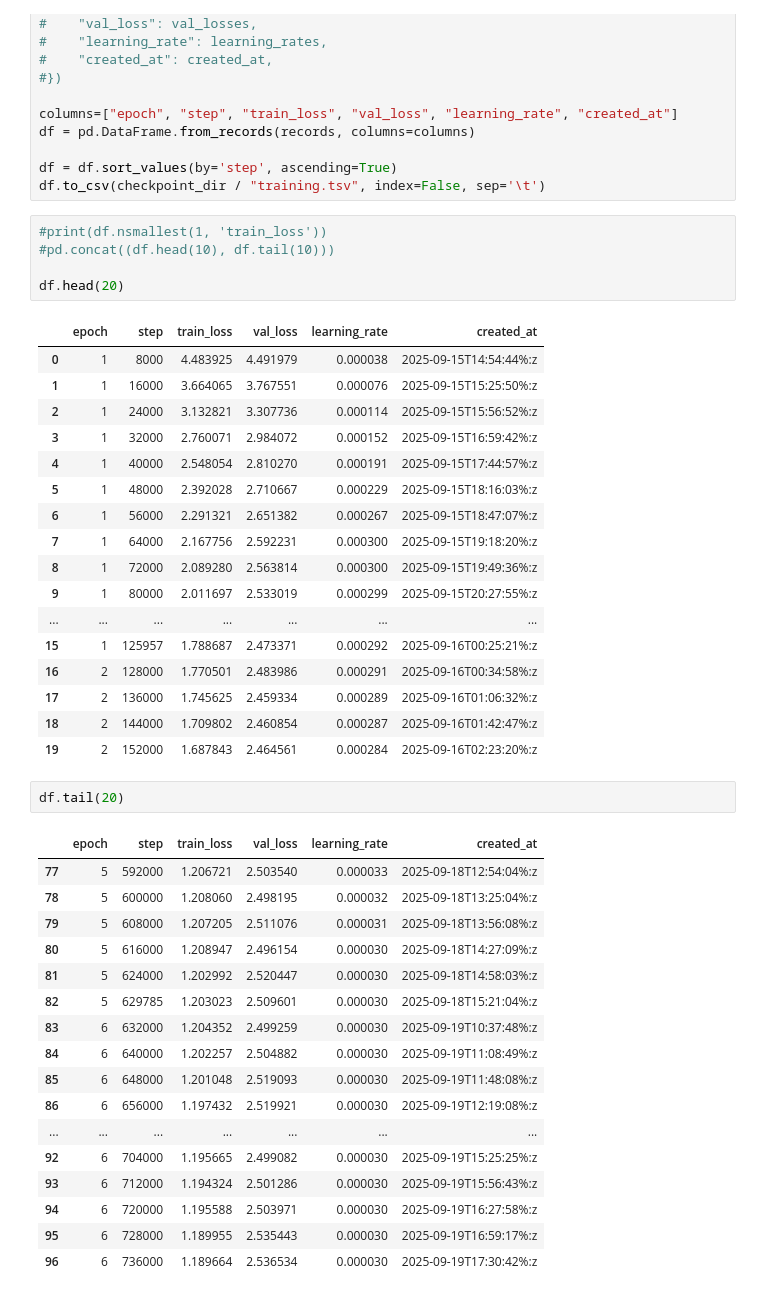
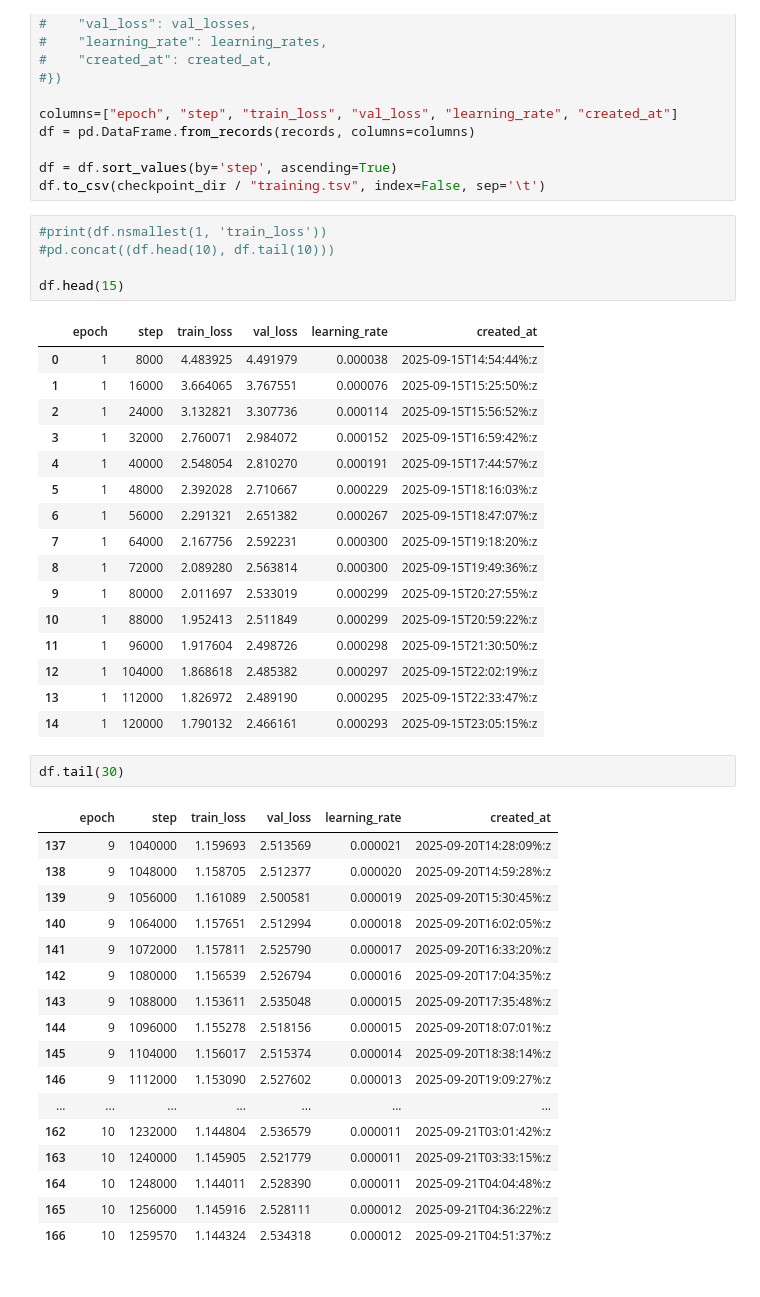
Before and after one commit to d2jvkpn/exercises, a Jupyter notebook: 2025_ai/Train_Your_Own_LLM/ch09_train.plot.ipynb, the cells around one changed output. Cells and saved outputs as stored; diff of their text form.

```diff
--- a/2025_ai/Train_Your_Own_LLM/ch09_train.plot.ipynb
+++ b/2025_ai/Train_Your_Own_LLM/ch09_train.plot.ipynb
@@ -60,7 +60,7 @@ df.to_csv(checkpoint_dir / "training.tsv", index=False, sep='\t')
 #print(df.nsmallest(1, 'train_loss'))
 #pd.concat((df.head(10), df.tail(10)))
 
-df.head(20)
+df.head(15)
 # %% [output]
 |  | epoch | step | train_loss | val_loss | learning_rate | created_at |
 | 0 | 1 | 8000 | 4.483925 | 4.491979 | 0.000038 | 2025-09-15T14:54:44%:z |
@@ -73,32 +73,31 @@ df.head(20)
 | 7 | 1 | 64000 | 2.167756 | 2.592231 | 0.000300 | 2025-09-15T19:18:20%:z |
 | 8 | 1 | 72000 | 2.089280 | 2.563814 | 0.000300 | 2025-09-15T19:49:36%:z |
 | 9 | 1 | 80000 | 2.011697 | 2.533019 | 0.000299 | 2025-09-15T20:27:55%:z |
-| ... | ... | ... | ... | ... | ... | ... |
-| 15 | 1 | 125957 | 1.788687 | 2.473371 | 0.000292 | 2025-09-16T00:25:21%:z |
-| 16 | 2 | 128000 | 1.770501 | 2.483986 | 0.000291 | 2025-09-16T00:34:58%:z |
-| 17 | 2 | 136000 | 1.745625 | 2.459334 | 0.000289 | 2025-09-16T01:06:32%:z |
-| 18 | 2 | 144000 | 1.709802 | 2.460854 | 0.000287 | 2025-09-16T01:42:47%:z |
-| 19 | 2 | 152000 | 1.687843 | 2.464561 | 0.000284 | 2025-09-16T02:23:20%:z |
+| 10 | 1 | 88000 | 1.952413 | 2.511849 | 0.000299 | 2025-09-15T20:59:22%:z |
+| 11 | 1 | 96000 | 1.917604 | 2.498726 | 0.000298 | 2025-09-15T21:30:50%:z |
+| 12 | 1 | 104000 | 1.868618 | 2.485382 | 0.000297 | 2025-09-15T22:02:19%:z |
+| 13 | 1 | 112000 | 1.826972 | 2.489190 | 0.000295 | 2025-09-15T22:33:47%:z |
+| 14 | 1 | 120000 | 1.790132 | 2.466161 | 0.000293 | 2025-09-15T23:05:15%:z |
 # %%
-df.tail(20)
+df.tail(30)
 # %% [output]
 |  | epoch | step | train_loss | val_loss | learning_rate | created_at |
-| 77 | 5 | 592000 | 1.206721 | 2.503540 | 0.000033 | 2025-09-18T12:54:04%:z |
-| 78 | 5 | 600000 | 1.208060 | 2.498195 | 0.000032 | 2025-09-18T13:25:04%:z |
-| 79 | 5 | 608000 | 1.207205 | 2.511076 | 0.000031 | 2025-09-18T13:56:08%:z |
-| 80 | 5 | 616000 | 1.208947 | 2.496154 | 0.000030 | 2025-09-18T14:27:09%:z |
-| 81 | 5 | 624000 | 1.202992 | 2.520447 | 0.000030 | 2025-09-18T14:58:03%:z |
-| 82 | 5 | 629785 | 1.203023 | 2.509601 | 0.000030 | 2025-09-18T15:21:04%:z |
-| 83 | 6 | 632000 | 1.204352 | 2.499259 | 0.000030 | 2025-09-19T10:37:48%:z |
-| 84 | 6 | 640000 | 1.202257 | 2.504882 | 0.000030 | 2025-09-19T11:08:49%:z |
-| 85 | 6 | 648000 | 1.201048 | 2.519093 | 0.000030 | 2025-09-19T11:48:08%:z |
-| 86 | 6 | 656000 | 1.197432 | 2.519921 | 0.000030 | 2025-09-19T12:19:08%:z |
+| 137 | 9 | 1040000 | 1.159693 | 2.513569 | 0.000021 | 2025-09-20T14:28:09%:z |
+| 138 | 9 | 1048000 | 1.158705 | 2.512377 | 0.000020 | 2025-09-20T14:59:28%:z |
+| 139 | 9 | 1056000 | 1.161089 | 2.500581 | 0.000019 | 2025-09-20T15:30:45%:z |
+| 140 | 9 | 1064000 | 1.157651 | 2.512994 | 0.000018 | 2025-09-20T16:02:05%:z |
+| 141 | 9 | 1072000 | 1.157811 | 2.525790 | 0.000017 | 2025-09-20T16:33:20%:z |
+| 142 | 9 | 1080000 | 1.156539 | 2.526794 | 0.000016 | 2025-09-20T17:04:35%:z |
+| 143 | 9 | 1088000 | 1.153611 | 2.535048 | 0.000015 | 2025-09-20T17:35:48%:z |
+| 144 | 9 | 1096000 | 1.155278 | 2.518156 | 0.000015 | 2025-09-20T18:07:01%:z |
+| 145 | 9 | 1104000 | 1.156017 | 2.515374 | 0.000014 | 2025-09-20T18:38:14%:z |
+| 146 | 9 | 1112000 | 1.153090 | 2.527602 | 0.000013 | 2025-09-20T19:09:27%:z |
 | ... | ... | ... | ... | ... | ... | ... |
-| 92 | 6 | 704000 | 1.195665 | 2.499082 | 0.000030 | 2025-09-19T15:25:25%:z |
-| 93 | 6 | 712000 | 1.194324 | 2.501286 | 0.000030 | 2025-09-19T15:56:43%:z |
-| 94 | 6 | 720000 | 1.195588 | 2.503971 | 0.000030 | 2025-09-19T16:27:58%:z |
-| 95 | 6 | 728000 | 1.189955 | 2.535443 | 0.000030 | 2025-09-19T16:59:17%:z |
-| 96 | 6 | 736000 | 1.189664 | 2.536534 | 0.000030 | 2025-09-19T17:30:42%:z |
+| 162 | 10 | 1232000 | 1.144804 | 2.536579 | 0.000011 | 2025-09-21T03:01:42%:z |
+| 163 | 10 | 1240000 | 1.145905 | 2.521779 | 0.000011 | 2025-09-21T03:33:15%:z |
+| 164 | 10 | 1248000 | 1.144011 | 2.528390 | 0.000011 | 2025-09-21T04:04:48%:z |
+| 165 | 10 | 1256000 | 1.145916 | 2.528111 | 0.000012 | 2025-09-21T04:36:22%:z |
+| 166 | 10 | 1259570 | 1.144324 | 2.534318 | 0.000012 | 2025-09-21T04:51:37%:z |
 # %%
 plt.figure(figsize=(10, 5))
 plt.plot(df['step'], df['train_loss'], label="Train Losses")
```
Also changed, not shown: parts of 2 cells of this notebook, 4 other files.
